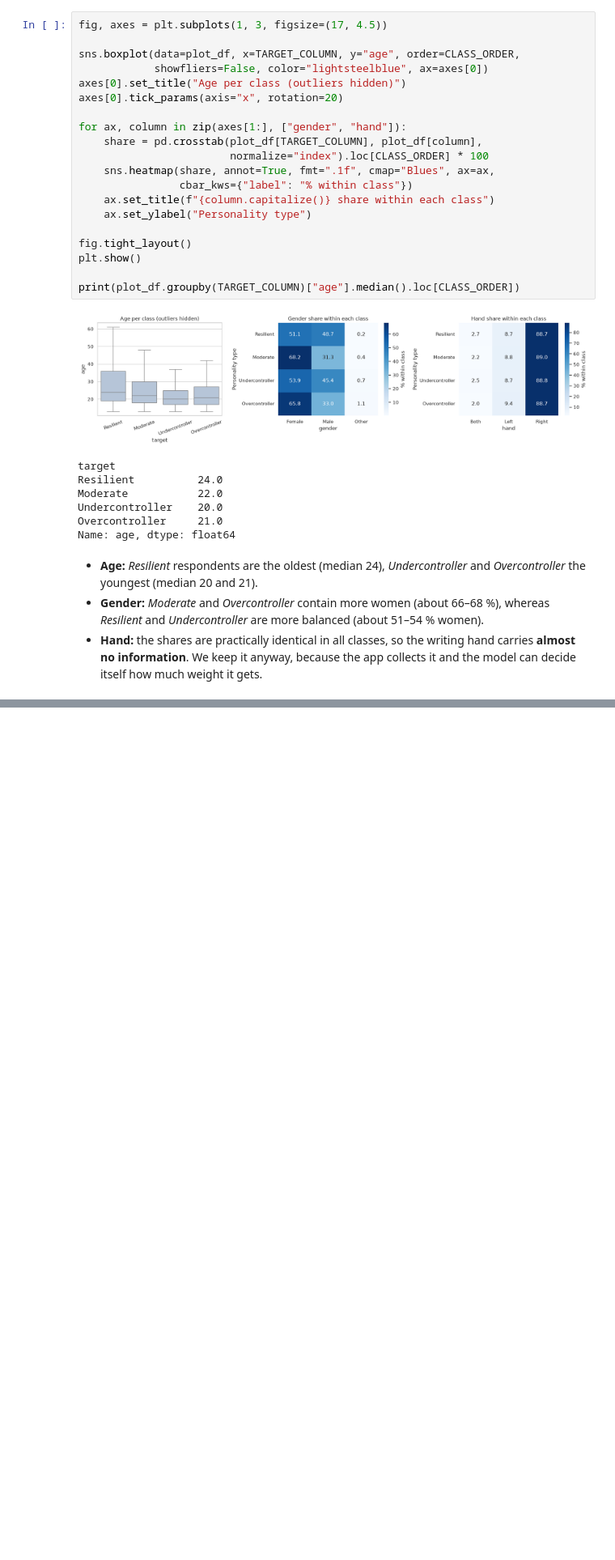
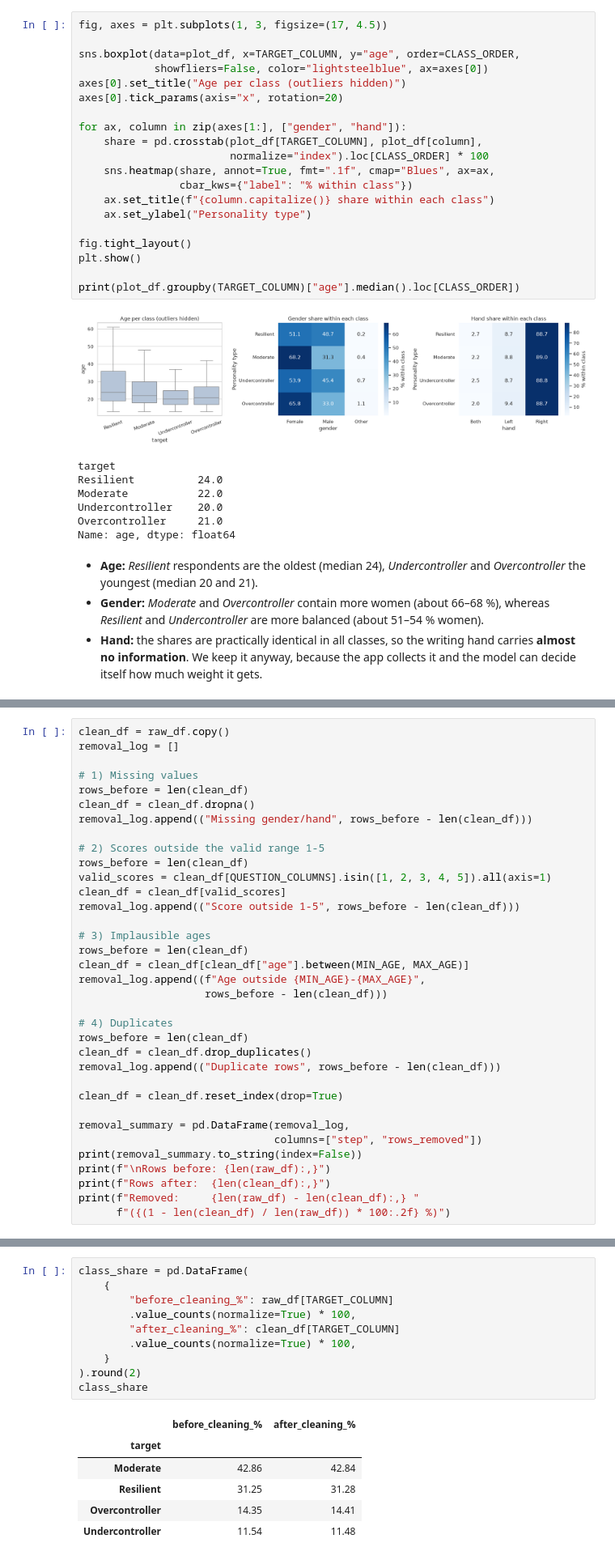
Before and after one commit to marc-matull/personality-predictor, a Jupyter notebook: notebooks/01_eda.ipynb, the cells around one changed output, grey strips where cells are left out. Shown at 81% size. Cells and saved outputs as stored; diff of their text form; blank space fills up the shorter version.

Commit message:
feat(eda): clean data and export clean dataset

```diff
--- a/notebooks/01_eda.ipynb
+++ b/notebooks/01_eda.ipynb
@@ -459,0 +474,35 @@ Name: age, dtype: float64
+# %%
+clean_df = raw_df.copy()
+removal_log = []
+
+# 1) Missing values
+rows_before = len(clean_df)
+clean_df = clean_df.dropna()
+removal_log.append(("Missing gender/hand", rows_before - len(clean_df)))
+
+# 2) Scores outside the valid range 1-5
+rows_before = len(clean_df)
+valid_scores = clean_df[QUESTION_COLUMNS].isin([1, 2, 3, 4, 5]).all(axis=1)
+clean_df = clean_df[valid_scores]
+removal_log.append(("Score outside 1-5", rows_before - len(clean_df)))
+
+# 3) Implausible ages
+rows_before = len(clean_df)
+clean_df = clean_df[clean_df["age"].between(MIN_AGE, MAX_AGE)]
+removal_log.append((f"Age outside {MIN_AGE}-{MAX_AGE}",
+                    rows_before - len(clean_df)))
+
+# 4) Duplicates
+rows_before = len(clean_df)
+clean_df = clean_df.drop_duplicates()
+removal_log.append(("Duplicate rows", rows_before - len(clean_df)))
+
+clean_df = clean_df.reset_index(drop=True)
+
+removal_summary = pd.DataFrame(removal_log,
+                               columns=["step", "rows_removed"])
+print(removal_summary.to_string(index=False))
+print(f"\nRows before: {len(raw_df):,}")
+print(f"Rows after:  {len(clean_df):,}")
+print(f"Removed:     {len(raw_df) - len(clean_df):,} "
+      f"({(1 - len(clean_df) / len(raw_df)) * 100:.2f} %)")
@@ -459,0 +530,17 @@ Name: age, dtype: float64
+# %%
+class_share = pd.DataFrame(
+    {
+        "before_cleaning_%": raw_df[TARGET_COLUMN]
+        .value_counts(normalize=True) * 100,
+        "after_cleaning_%": clean_df[TARGET_COLUMN]
+        .value_counts(normalize=True) * 100,
+    }
+).round(2)
+class_share
+# %% [output]
+|  | before_cleaning_% | after_cleaning_% |
+| target |  |  |
+| Moderate | 42.86 | 42.84 |
+| Resilient | 31.25 | 31.28 |
+| Overcontroller | 14.35 | 14.41 |
+| Undercontroller | 11.54 | 11.48 |
```
Also changed, not shown: parts of 7 cells of this notebook.
